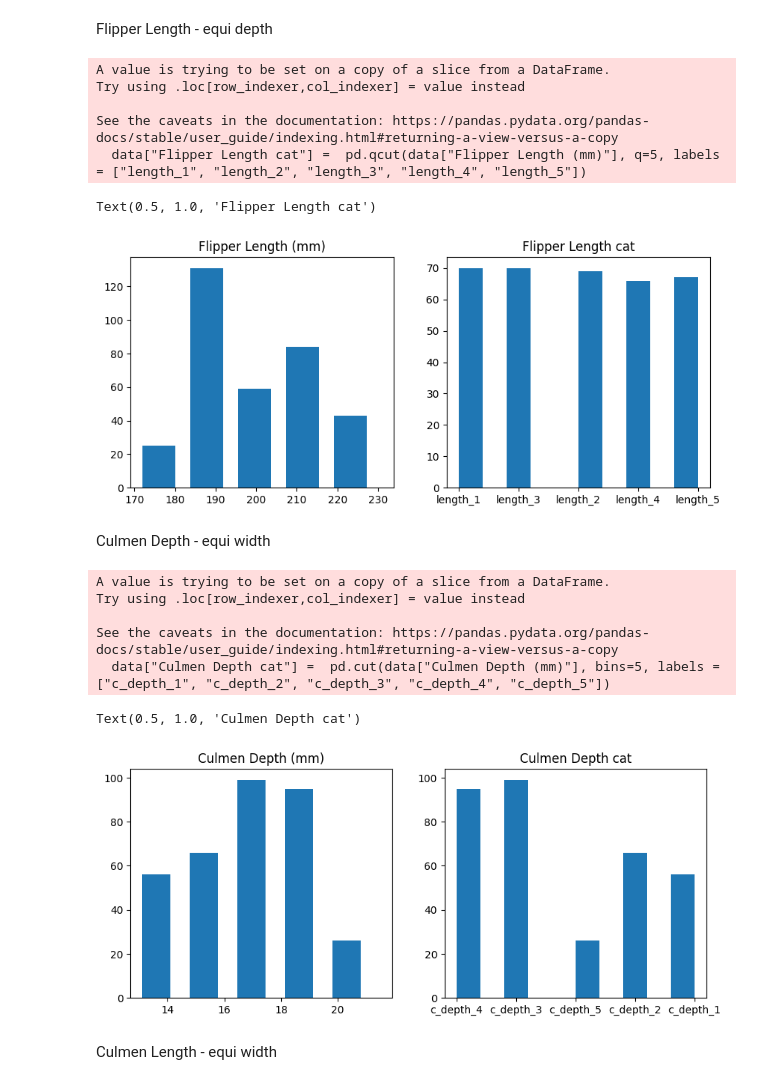
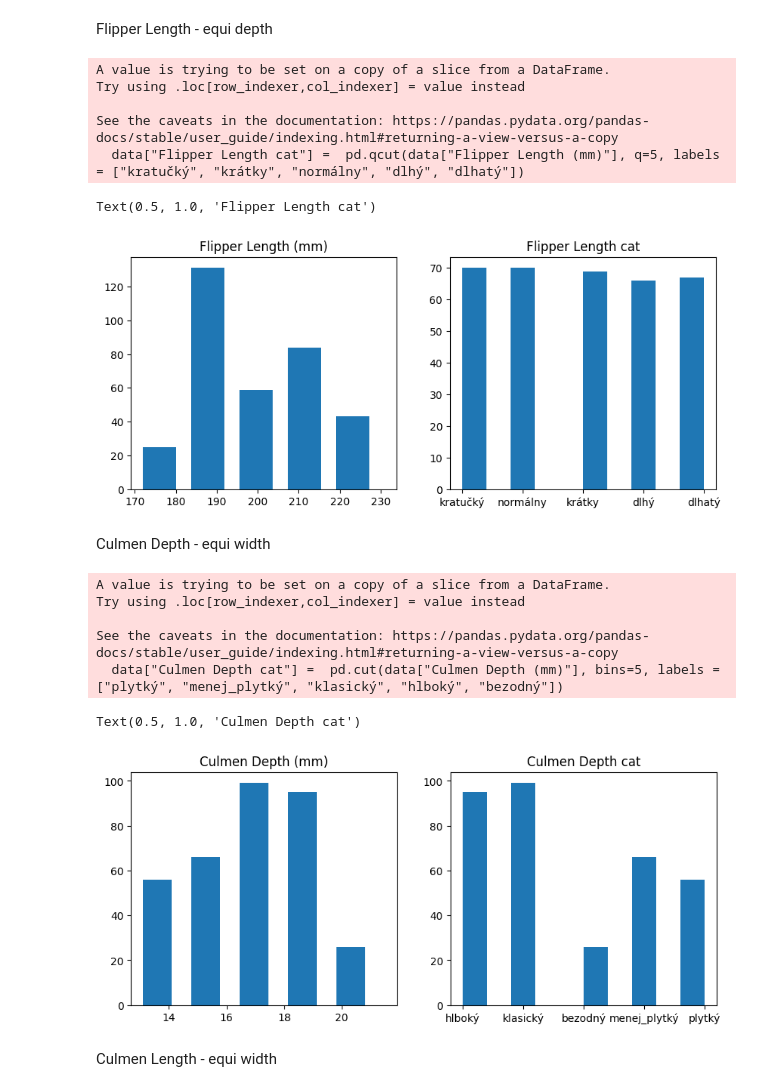
Before and after one commit to Unexp1ainable/UPA-2, a Jupyter notebook: data_mining.ipynb, the cells around one changed output. Drawn from its saved outputs; the diff is of its cells as text; code cells hidden in the pictures.

```diff
--- a/data_mining.ipynb
+++ b/data_mining.ipynb
@@ -92,7 +92,7 @@ Pro jednu variantu datové sady proveďte diskretizaci numerických atributů ta
 # %% [markdown]
 Body Mass - equi-width
 # %%
-data["Body Mass cat"] =  pd.cut(data["Body Mass (g)"], bins=5, labels = ["mass_1", "mass_2", "mass_3", "mass_4", "mass_5"])
+data["Body Mass cat"] =  pd.cut(data["Body Mass (g)"], bins=5, labels = ["ľahký", "ok", "ťažký", "masívny", "monumentálny"])
 fig, ax = plt.subplots(1, 2, figsize=(10,4))
 ax[0].hist(data["Body Mass (g)"], 5, width=300)
 ax[0].set_title("Body Mass (g)")
@@ -110,7 +110,7 @@ Text(0.5, 1.0, 'Body Mass cat')
 Flipper Length - equi depth
 # %%
 # pouzijeme equi-depth binning aby sa vyrovnalo rozdelenie
-data["Flipper Length cat"] =  pd.qcut(data["Flipper Length (mm)"], q=5, labels = ["length_1", "length_2", "length_3", "length_4", "length_5"])
+data["Flipper Length cat"] =  pd.qcut(data["Flipper Length (mm)"], q=5, labels = ["kratučký", "krátky", "normálny", "dlhý", "dlhatý"])
 fig, ax = plt.subplots(1, 2, figsize=(10,4))
 ax[0].hist(data["Flipper Length (mm)"], 5, width=8)
 ax[0].set_title("Flipper Length (mm)")
@@ -121,26 +121,26 @@ A value is trying to be set on a copy of a slice from a DataFrame.
 Try using .loc[row_indexer,col_indexer] = value instead
 
 See the caveats in the documentation: https://pandas.pydata.org/pandas-docs/stable/user_guide/indexing.html#returning-a-view-versus-a-copy
-  data["Flipper Length cat"] =  pd.qcut(data["Flipper Length (mm)"], q=5, labels = ["length_1", "length_2", "length_3", "length_4", "length_5"])
+  data["Flipper Length cat"] =  pd.qcut(data["Flipper Length (mm)"], q=5, labels = ["kratučký", "krátky", "normálny", "dlhý", "dlhatý"])
 Text(0.5, 1.0, 'Flipper Length cat')
-[figure, old version]
+[figure, new version]
 # %% [markdown]
 Culmen Depth - equi width
 # %%
-data["Culmen Depth cat"] =  pd.cut(data["Culmen Depth (mm)"], bins=5, labels = ["c_depth_1", "c_depth_2", "c_depth_3", "c_depth_4", "c_depth_5"])
+data["Culmen Depth cat"] =  pd.cut(data["Culmen Depth (mm)"], bins=5, labels = ["plytký", "menej_plytký", "klasický", "hlboký", "bezodný"])
 fig, ax = plt.subplots(1, 2, figsize=(10,4))
 ax[0].hist(data["Culmen Depth (mm)"], 5, width=1)
 ax[0].set_title("Culmen Depth (mm)")
 ax[1].hist(data["Culmen Depth cat"])
 ax[1].set_title("Culmen Depth cat")
 # %% [output]
 A value is trying to be set on a copy of a slice from a DataFrame.
 Try using .loc[row_indexer,col_indexer] = value instead
 
 See the caveats in the documentation: https://pandas.pydata.org/pandas-docs/stable/user_guide/indexing.html#returning-a-view-versus-a-copy
-  data["Culmen Depth cat"] =  pd.cut(data["Culmen Depth (mm)"], bins=5, labels = ["c_depth_1", "c_depth_2", "c_depth_3", "c_depth_4", "c_depth_5"])
+  data["Culmen Depth cat"] =  pd.cut(data["Culmen Depth (mm)"], bins=5, labels = ["plytký", "menej_plytký", "klasický", "hlboký", "bezodný"])
 Text(0.5, 1.0, 'Culmen Depth cat')
-[figure, old version]
+[figure, new version]
 # %% [markdown]
 Culmen Length - equi width
 # %%
```
Also changed, not shown: parts of 6 cells of this notebook.
